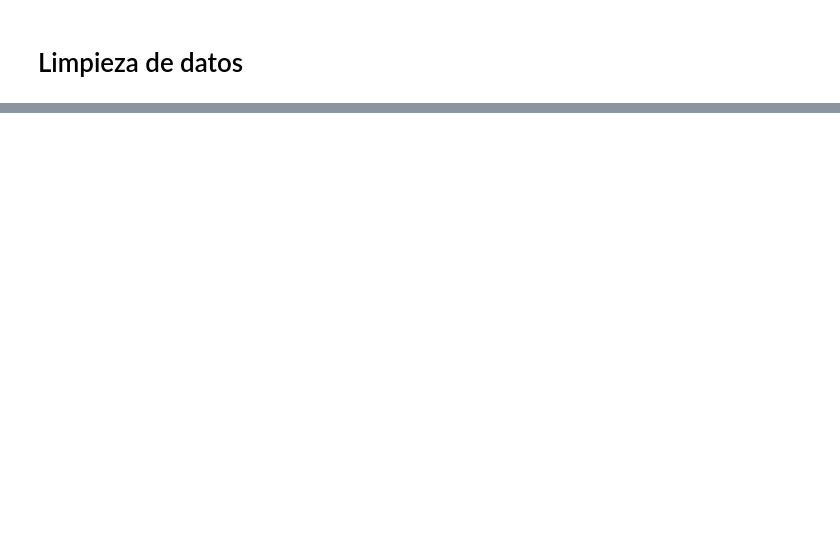
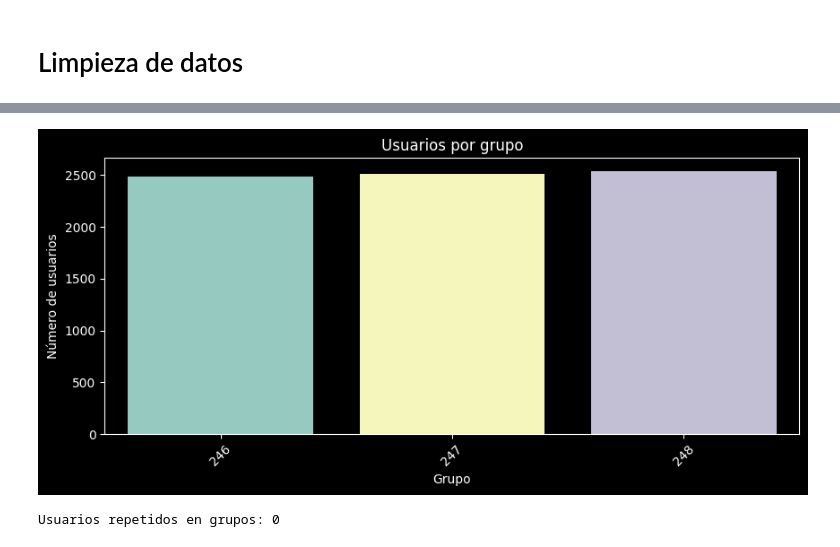
Before and after one commit to XivxnX/analisis_food-store, a Jupyter notebook: analisis_food-store.ipynb, the cells around one changed output, grey strips where cells are left out. Saved outputs shown, nothing was run; the diff lists cells and outputs as text; code cells hidden in the pictures; blank space fills up the shorter version.

```diff
--- a/analisis_food-store.ipynb
+++ b/analisis_food-store.ipynb
@@ -115,0 +176,30 @@ Los valores duplicados muestran la probabilidad de que los sistemas de registro
+# %%
+# número de usuarios en cada grupo
+users_per_group = experiment_period.groupby('group', as_index=False)['uid'].nunique()
+
+# gráfico de barras: número de usuarios en cada grupo
+plt.figure(figsize=(10,4))
+sns.barplot(users_per_group,
+            x='group',
+            y='uid',
+            hue='group')
+plt.title('Usuarios por grupo')
+plt.xlabel('Grupo')
+plt.ylabel('Número de usuarios')
+plt.xticks(rotation=45)
+plt.show()
+# %% [output]
+[figure, added]
+# %%
+# lista de usuarios
+users_group_246 = experiment_period[experiment_period['group'] == 246]['uid'].unique()
+users_group_247 = experiment_period[experiment_period['group'] == 247]['uid'].unique()
+users_group_248 = experiment_period[experiment_period['group'] == 248]['uid'].unique()
+
+# usuarios en común en los grupos
+common_users = np.intersect1d(
+    np.intersect1d(users_group_246, users_group_247),
+    users_group_248)
+print('Usuarios repetidos en grupos:', len(common_users))
+# %% [output]
+Usuarios repetidos en grupos: 0
```
Also changed, not shown: parts of 13 cells of this notebook.
